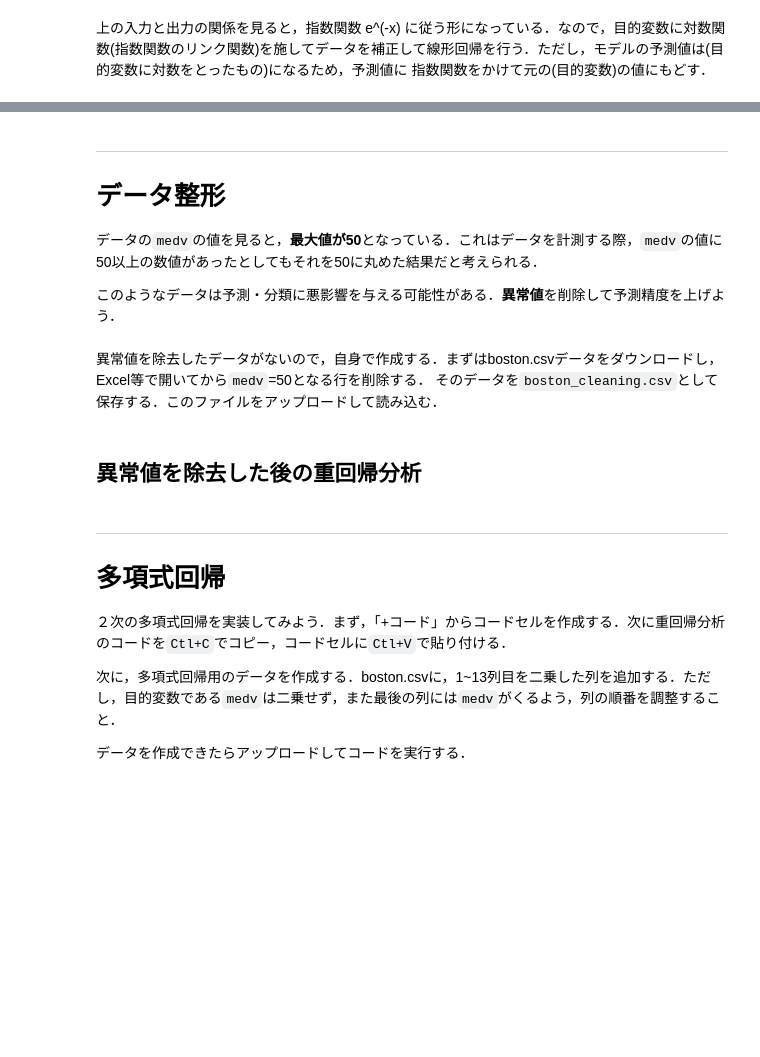
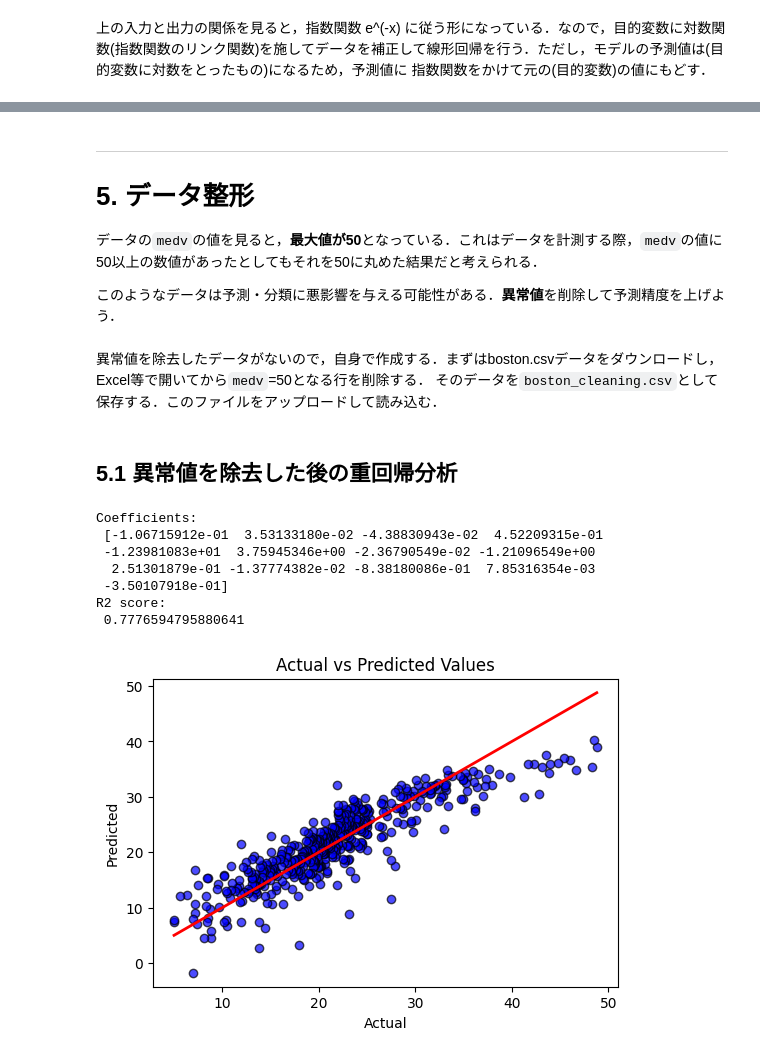
Before and after one commit to Yosuke-Sugiura/MachineLearning_Exercise, a Jupyter notebook: 回帰に関するコード.ipynb, the cells around one changed output, grey strips where cells are left out. Drawn from its saved outputs; the diff is of its cells as text; code cells hidden in the pictures; blank space fills up the shorter version.

```diff
--- a/回帰に関するコード.ipynb
+++ b/回帰に関するコード.ipynb
@@ -334,7 +495,7 @@ R2 score:
 [figure]
 # %% [markdown]
 ---
-# データ整形
+# 5. データ整形
 
 データの`medv`の値を見ると，**最大値が50**となっている．これはデータを計測する際，`medv`の値に50以上の数値があったとしてもそれを50に丸めた結果だと考えられる．
 
@@ -343,7 +504,7 @@ R2 score:
 異常値を除去したデータがないので，自身で作成する．まずはboston.csvデータをダウンロードし，Excel等で開いてから`medv`=50となる行を削除する．
 そのデータを`boston_cleaning.csv`として保存する．このファイルをアップロードして読み込む．
 # %% [markdown]
-## 異常値を除去した後の重回帰分析
+## 5.1 異常値を除去した後の重回帰分析
 # %%
 # モジュール(関数が詰め込まれたツールボックス)をインポートする．
 # これで高度な関数が好かえるようになる．
@@ -357,7 +518,7 @@ from sklearn.metrics import r2_score
 # 1. csvファイルを作成する．1行目は特徴量のラベルを入れる(boston.csvを参考に)．
 # 2. 左ツールバーのフォルダアイコンをクリック
 # 3. 作成したcsvファイルをドラッグ&ドロップ
-with open("boston.csv", 'r') as file:
+with open("boston_cleaning.csv", 'r') as file:
     line = file.readline()
     data = np.loadtxt(file, delimiter=',')
 
@@ -365,39 +526,39 @@ with open("boston.csv", 'r') as file:
 inputs = data[:,:-1]                # 最後の列以外の列を inputs に設定する．
 
 # 出力の設定
 outputs = data[:,-1]                # 最後の列の特徴量を読み込んで outputs とする．
 
 # 回帰分析を行う
 regr = linear_model.LinearRegression()  # 回帰分析を行うオブジェクト"regr"を設定する．
 regr.fit(inputs, outputs)               # 入力と出力の関係を学習する．
 
 # 予測した値を算出する
 predicts = regr.predict(inputs)     # inputsをもとに学習モデルで予測を行う．
 
 # 傾きの値を表示する
 print('Coefficients: \n', regr.coef_)
 
 # R2スコア(1に近いほど予測性能が優れる)を算出する
 R2 = r2_score(outputs, predicts)
 print('R2 score: \n', R2)           # R2スコアを表示する
 
 # 予測値と実測値がどれだけずれているかを図で確認する．
 plt.figure(figsize=(6, 4))
 plt.plot([outputs.min(), outputs.max()], [outputs.min(), outputs.max()], color='red', lw=2)
 plt.scatter(outputs, predicts, color='blue', edgecolor='k', alpha=0.7)
 plt.xlabel('Actual')
 plt.ylabel('Predicted')
 plt.title('Actual vs Predicted Values')
 plt.show()
 
 # 予測値を保存する．
 np.savetxt("predict.csv", predicts, delimiter=",", header='predict')
+# %% [output]
+Coefficients:
+ [-1.06715912e-01  3.53133180e-02 -4.38830943e-02  4.52209315e-01
+ -1.23981083e+01  3.75945346e+00 -2.36790549e-02 -1.21096549e+00
+  2.51301879e-01 -1.37774382e-02 -8.38180086e-01  7.85316354e-03
+ -3.50107918e-01]
+R2 score:
+ 0.7776594795880641
+[figure, added]
-# %% [markdown]
----
-# 多項式回帰
-
-２次の多項式回帰を実装してみよう．まず，「+コード」からコードセルを作成する．次に重回帰分析のコードを`Ctl+C`でコピー，コードセルに`Ctl+V`で貼り付ける．
-
-次に，多項式回帰用のデータを作成する．boston.csvに，1~13列目を二乗した列を追加する．ただし，目的変数である`medv`は二乗せず，また最後の列には`medv`がくるよう，列の順番を調整すること．
-
-データを作成できたらアップロードしてコードを実行する．
```
Also changed, not shown: parts of 21 cells of this notebook.
